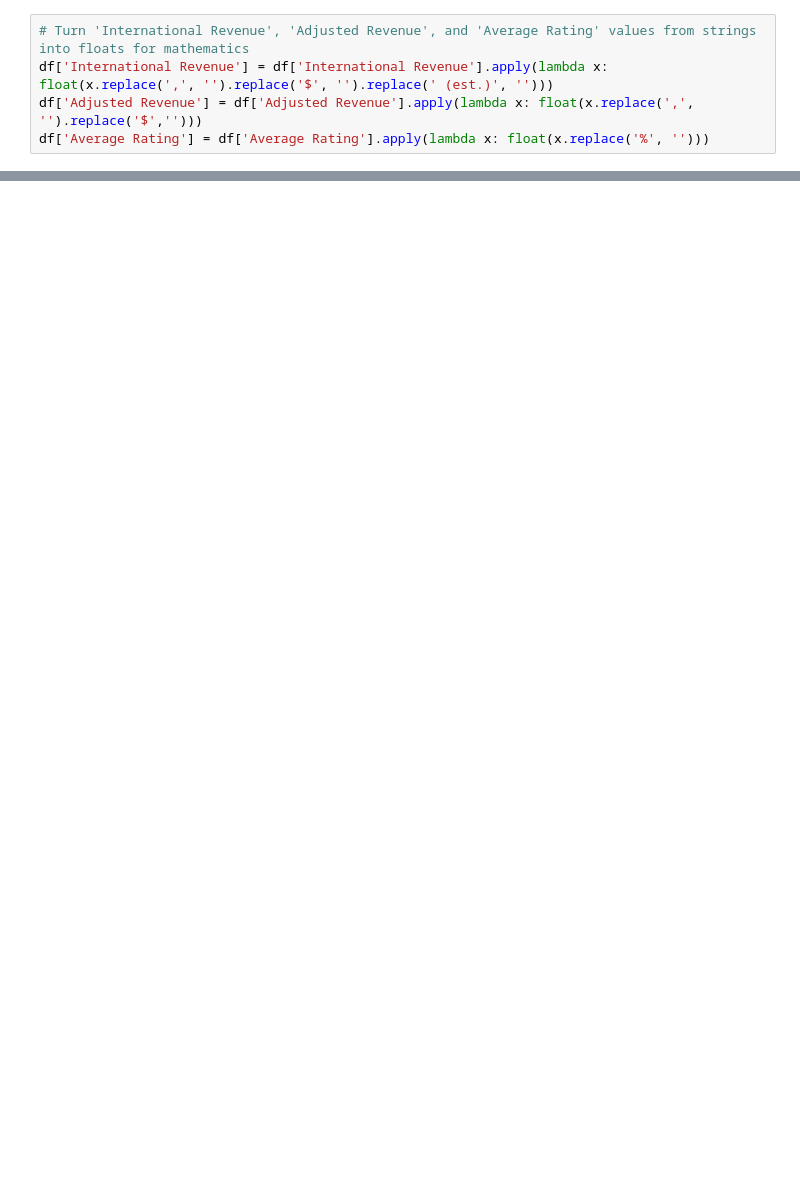
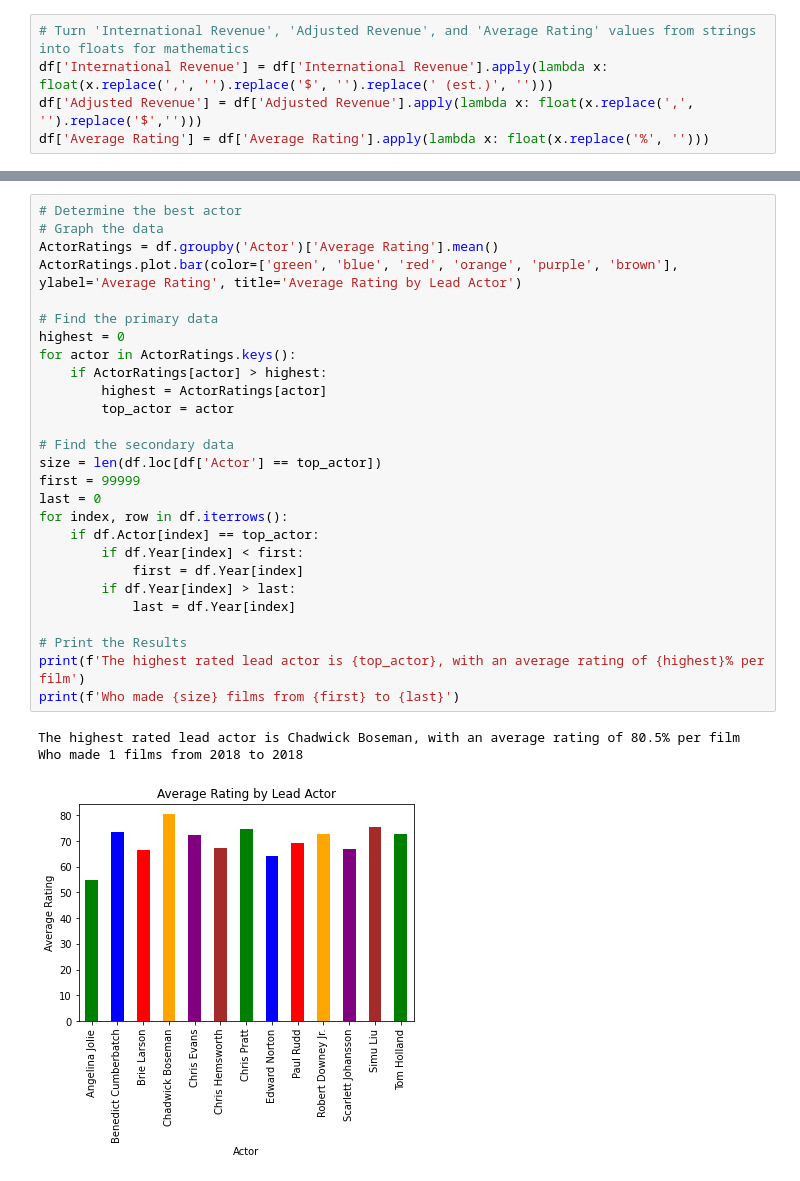
Before and after one commit to ans1080/Project007, a Jupyter notebook: 007analysis.ipynb, the cells around one changed output, grey strips where cells are left out. Saved outputs shown, nothing was run; the diff lists cells and outputs as text; blank space fills up the shorter version.

```diff
--- a/007analysis.ipynb
+++ b/007analysis.ipynb
@@ -83,0 +93,31 @@ The Average Rating has:
+# %%
+# Determine the best actor
+# Graph the data
+ActorRatings = df.groupby('Actor')['Average Rating'].mean()
+ActorRatings.plot.bar(color=['green', 'blue', 'red', 'orange', 'purple', 'brown'], ylabel='Average Rating', title='Average Rating by Lead Actor')
+
+# Find the primary data
+highest = 0
+for actor in ActorRatings.keys():
+    if ActorRatings[actor] > highest:
+        highest = ActorRatings[actor]
+        top_actor = actor
+
+# Find the secondary data
+size = len(df.loc[df['Actor'] == top_actor])
+first = 99999
+last = 0
+for index, row in df.iterrows():
+    if df.Actor[index] == top_actor:
+        if df.Year[index] < first:
+            first = df.Year[index]
+        if df.Year[index] > last:
+            last = df.Year[index]
+
+# Print the Results
+print(f'The highest rated lead actor is {top_actor}, with an average rating of {highest}% per film')
+print(f'Who made {size} films from {first} to {last}')
+# %% [output]
+The highest rated lead actor is Chadwick Boseman, with an average rating of 80.5% per film
+Who made 1 films from 2018 to 2018
+[figure, added]
```
Also changed, not shown: parts of 6 cells of this notebook, 2 other files.
